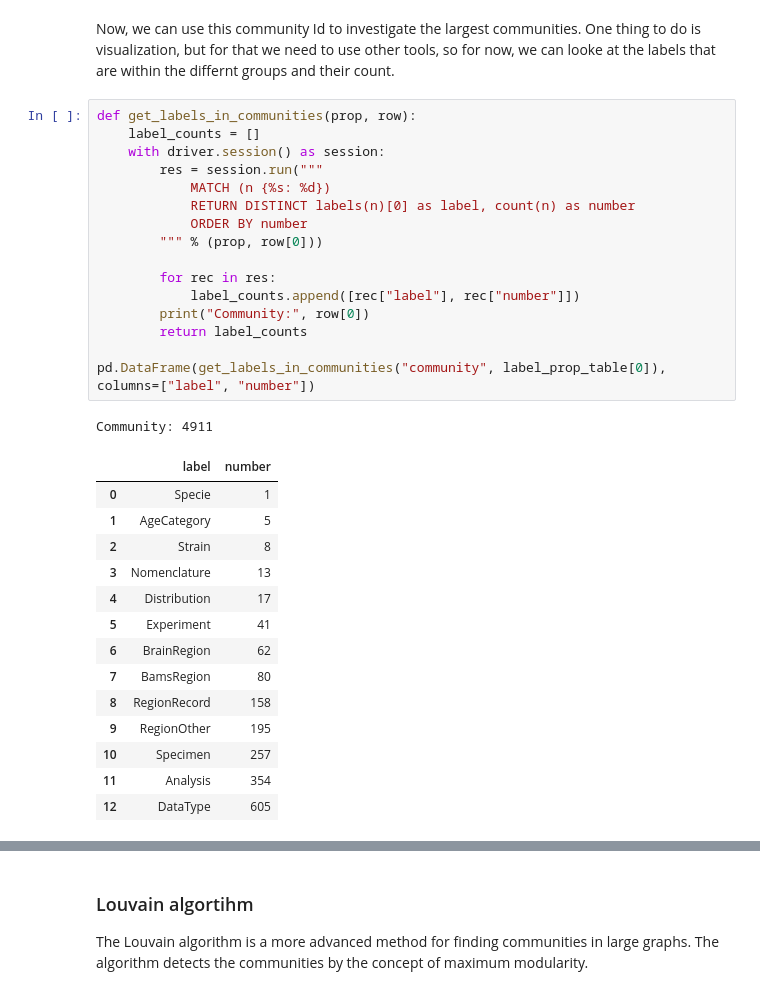
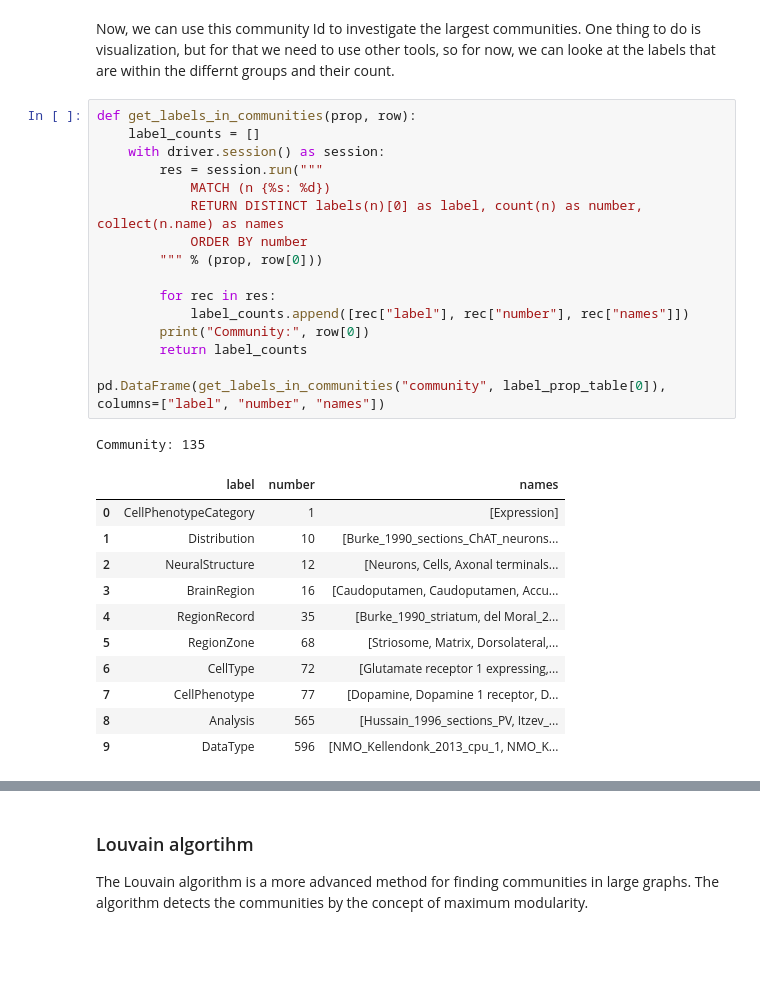
Before and after one commit to marenpg/jupyter_basal_ganglia, a Jupyter notebook: 2. Extending the data with extracted information - GraphAnalysis/1. General information search.ipynb, the cells around one changed output, grey strips where cells are left out. Cells and saved outputs as stored; diff of their text form; blank space fills up the shorter version.

```diff
--- a/2. Extending the data with extracted information - GraphAnalysis/1. General information search.ipynb
+++ b/2. Extending the data with extracted information - GraphAnalysis/1. General information search.ipynb
@@ -177,33 +171,30 @@ One thing to do is visualization, but for that we need to use other tools, so fo
 # %%
 def get_labels_in_communities(prop, row):
     label_counts = []
     with driver.session() as session:
         res = session.run("""
             MATCH (n {%s: %d})
-            RETURN DISTINCT labels(n)[0] as label, count(n) as number
+            RETURN DISTINCT labels(n)[0] as label, count(n) as number, collect(n.name) as names
             ORDER BY number
         """ % (prop, row[0]))
 
         for rec in res:
-            label_counts.append([rec["label"], rec["number"]])
+            label_counts.append([rec["label"], rec["number"], rec["names"]])
         print("Community:", row[0])
         return label_counts
 
-pd.DataFrame(get_labels_in_communities("community", label_prop_table[0]), columns=["label", "number"])
+pd.DataFrame(get_labels_in_communities("community", label_prop_table[0]), columns=["label", "number", "names"])
 # %% [output]
-Community: 4911
+Community: 135
-|  | label | number |
-| 0 | Specie | 1 |
-| 1 | AgeCategory | 5 |
-| 2 | Strain | 8 |
-| 3 | Nomenclature | 13 |
-| 4 | Distribution | 17 |
-| 5 | Experiment | 41 |
-| 6 | BrainRegion | 62 |
-| 7 | BamsRegion | 80 |
-| 8 | RegionRecord | 158 |
-| 9 | RegionOther | 195 |
-| 10 | Specimen | 257 |
-| 11 | Analysis | 354 |
-| 12 | DataType | 605 |
+|  | label | number | names |
+| 0 | CellPhenotypeCategory | 1 | [Expression] |
+| 1 | Distribution | 10 | [Burke_1990_sections_ChAT_neurons... |
+| 2 | NeuralStructure | 12 | [Neurons, Cells, Axonal terminals... |
+| 3 | BrainRegion | 16 | [Caudoputamen, Caudoputamen, Accu... |
+| 4 | RegionRecord | 35 | [Burke_1990_striatum, del Moral_2... |
+| 5 | RegionZone | 68 | [Striosome, Matrix, Dorsolateral,... |
+| 6 | CellType | 72 | [Glutamate receptor 1 expressing,... |
+| 7 | CellPhenotype | 77 | [Dopamine, Dopamine 1 receptor, D... |
+| 8 | Analysis | 565 | [Hussain_1996_sections_PV, Itzev_... |
+| 9 | DataType | 596 | [NMO_Kellendonk_2013_cpu_1, NMO_K... |
 # %%
```
Also changed, not shown: parts of 52 cells of this notebook, 8 other files.
